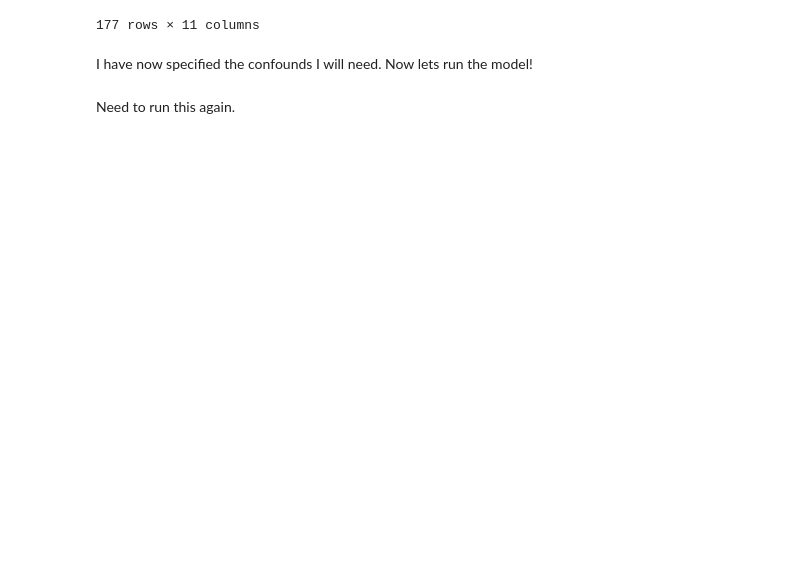
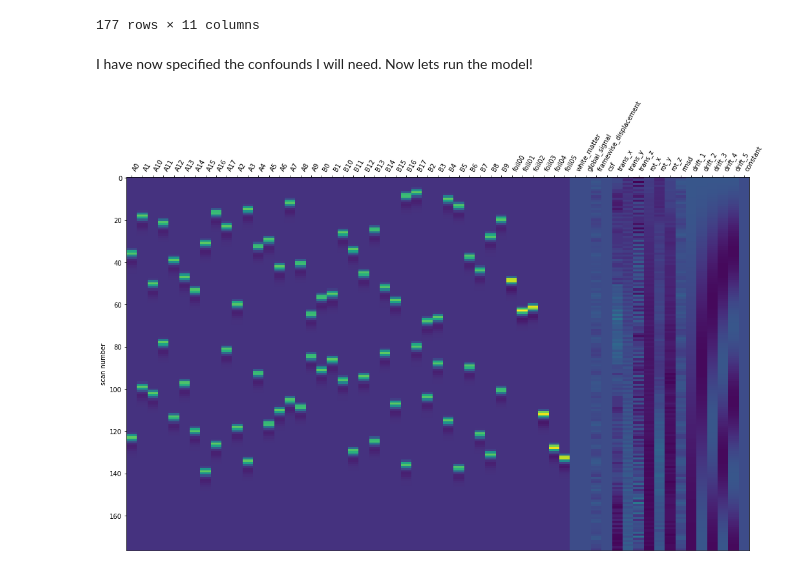
Before and after one commit to tchaase/research-internship-2022, a Jupyter notebook: code/linear_model.ipynb, the cells around one changed output. Cells and saved outputs as stored; diff of their text form; code cells hidden in the pictures; blank space fills up the shorter version.

```diff
--- a/code/linear_model.ipynb
+++ b/code/linear_model.ipynb
@@ -30,4 +30,5 @@ events_run1_sub1_path = '/home/tchaase/Documents/Universitaet/Forschungsmodul/pr
 
 import pandas as pd
 events_run1_sub1 = pd.read_table(events_run1_sub1_path)
-events_run1_sub1 = events_run1_sub1[["onset", "duration", "correct", "trial_type"]]
+
+events_run1_sub1
@@ -33,0 +49,9 @@ events_run1_sub1 = events_run1_sub1[["onset", "duration", "correct", "trial_type
+# %%
+events_run1_sub1 = events_run1_sub1[["onset", "duration", "trial_type"]]
+for i, row in events_run1_sub1.iterrows():
+    events_run1_sub1["trial_type"][i] = events_run1_sub1["trial_type"][i].replace('1_', '') ;
+    events_run1_sub1["trial_type"][i] = events_run1_sub1["trial_type"][i].replace('2_', '') ;
+
+events_run1_sub1["trial_type"].unique()
+
+events_run1_sub1 = events_run1_sub1[["onset", "duration", "trial_type"]]
@@ -122,5 +170,12 @@ confounds_glm_run1_sub1
 I have now specified the confounds I will need. Now lets run the model!
 # %%
 fmri_glm_run1_sub1 = fmri_glm_run1_sub1.fit(fmri_img_run1_sub1_path, events_run1_sub1, confounds_glm_run1_sub1)
-# %% [markdown]
-Need to run this again.
+# %%
+design_matrix = fmri_glm_run1_sub1.design_matrices_[0]
+
+from nilearn.plotting import plot_design_matrix
+plot_design_matrix(design_matrix)
+import matplotlib.pyplot as plt
+plt.show()
+# %% [output]
+[figure, added]
```
Also changed, not shown: parts of 5 cells of this notebook.
